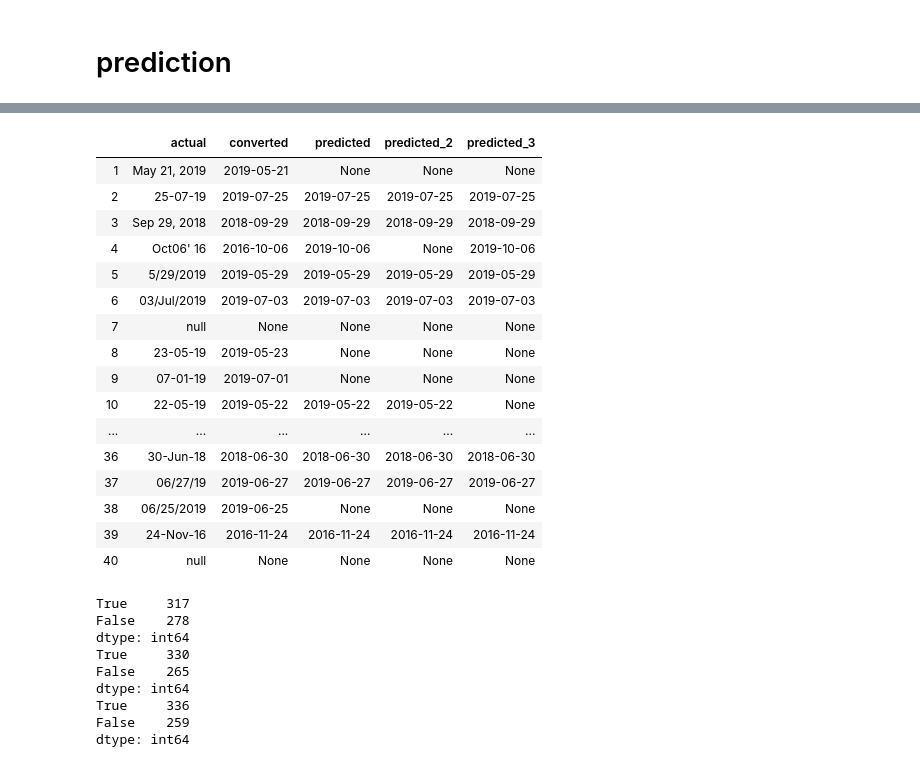
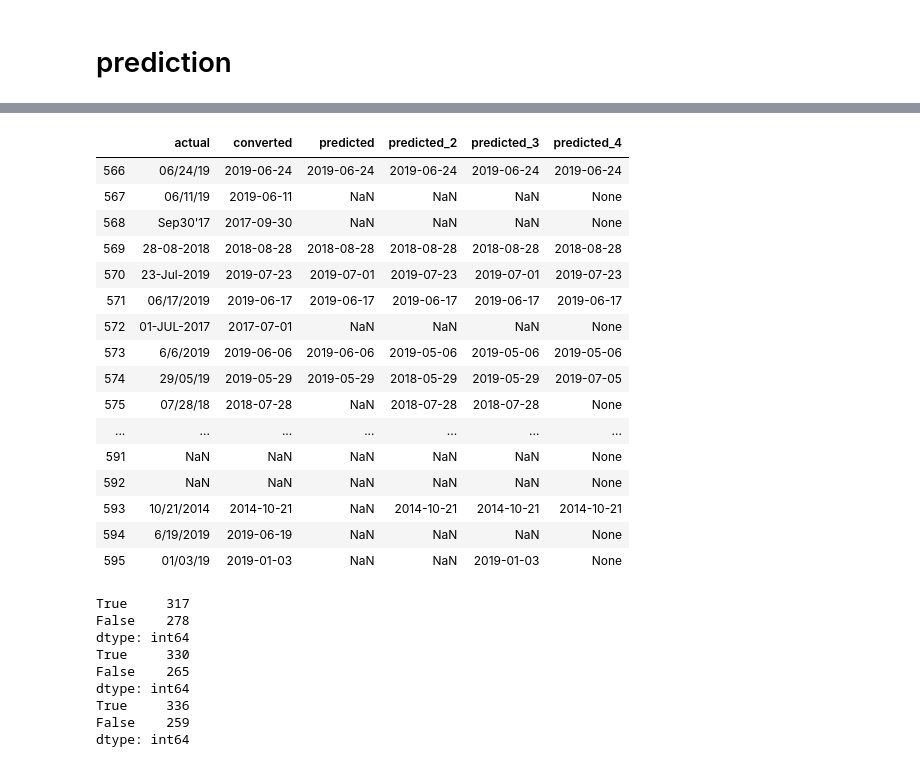
Before and after one commit to Girrajjangid/Machine-learning-projects-deployment, a Jupyter notebook: 03. TextExtractor_OCR(Deploy_AWS)/3. Preprocess (Accuracy tweaking).ipynb, the cells around one changed output, grey strips where cells are left out. Cells and saved outputs as stored; diff of their text form; code cells hidden in the pictures.

```diff
--- a/03. TextExtractor_OCR(Deploy_AWS)/3. Preprocess (Accuracy tweaking).ipynb
+++ b/03. TextExtractor_OCR(Deploy_AWS)/3. Preprocess (Accuracy tweaking).ipynb
@@ -280,7 +296,7 @@ raw['predicted'] = None
 # %%
-def globalfindingdate(path):
+def globalfindingdate(filter_size,path):
     config = ("-l eng --oem 1 --psm 3")
-    gaussian_filter = (7,7)
+    gaussian_filter = (filter_size,filter_size)
     img = cv2.imread(path)
     img = cv2.resize(img, None, fx = 3, fy = 3, interpolation=cv2.INTER_CUBIC)
     img_gray = cv2.cvtColor(img, cv2.COLOR_BGR2GRAY)
@@ -375,23 +424,23 @@ for i in data.converted[data.converted.notnull()].index:
-# %%
-data.head(40)
-# %% [output]
-|  | actual | converted | predicted | predicted_2 | predicted_3 |
-| 1 | May 21, 2019 | 2019-05-21 | None | None | None |
-| 2 | 25-07-19 | 2019-07-25 | 2019-07-25 | 2019-07-25 | 2019-07-25 |
-| 3 | Sep 29, 2018 | 2018-09-29 | 2018-09-29 | 2018-09-29 | 2018-09-29 |
-| 4 | Oct06' 16 | 2016-10-06 | 2019-10-06 | None | 2019-10-06 |
-| 5 | 5/29/2019 | 2019-05-29 | 2019-05-29 | 2019-05-29 | 2019-05-29 |
-| 6 | 03/Jul/2019 | 2019-07-03 | 2019-07-03 | 2019-07-03 | 2019-07-03 |
-| 7 | null | None | None | None | None |
-| 8 | 23-05-19 | 2019-05-23 | None | None | None |
-| 9 | 07-01-19 | 2019-07-01 | None | None | None |
-| 10 | 22-05-19 | 2019-05-22 | 2019-05-22 | 2019-05-22 | None |
-| ... | ... | ... | ... | ... | ... |
-| 36 | 30-Jun-18 | 2018-06-30 | 2018-06-30 | 2018-06-30 | 2018-06-30 |
-| 37 | 06/27/19 | 2019-06-27 | 2019-06-27 | 2019-06-27 | 2019-06-27 |
-| 38 | 06/25/2019 | 2019-06-25 | None | None | None |
-| 39 | 24-Nov-16 | 2016-11-24 | 2016-11-24 | 2016-11-24 | 2016-11-24 |
-| 40 | null | None | None | None | None |
+# %%
+raw.tail(30)
+# %% [output]
+|  | actual | converted | predicted | predicted_2 | predicted_3 | predicted_4 |
+| 566 | 06/24/19 | 2019-06-24 | 2019-06-24 | 2019-06-24 | 2019-06-24 | 2019-06-24 |
+| 567 | 06/11/19 | 2019-06-11 | NaN | NaN | NaN | None |
+| 568 | Sep30'17 | 2017-09-30 | NaN | NaN | NaN | None |
+| 569 | 28-08-2018 | 2018-08-28 | 2018-08-28 | 2018-08-28 | 2018-08-28 | 2018-08-28 |
+| 570 | 23-Jul-2019 | 2019-07-23 | 2019-07-01 | 2019-07-23 | 2019-07-01 | 2019-07-23 |
+| 571 | 06/17/2019 | 2019-06-17 | 2019-06-17 | 2019-06-17 | 2019-06-17 | 2019-06-17 |
+| 572 | 01-JUL-2017 | 2017-07-01 | NaN | NaN | NaN | None |
+| 573 | 6/6/2019 | 2019-06-06 | 2019-06-06 | 2019-05-06 | 2019-05-06 | 2019-05-06 |
+| 574 | 29/05/19 | 2019-05-29 | 2019-05-29 | 2018-05-29 | 2019-05-29 | 2019-07-05 |
+| 575 | 07/28/18 | 2018-07-28 | NaN | 2018-07-28 | 2018-07-28 | None |
+| ... | ... | ... | ... | ... | ... | ... |
+| 591 | NaN | NaN | NaN | NaN | NaN | None |
+| 592 | NaN | NaN | NaN | NaN | NaN | None |
+| 593 | 10/21/2014 | 2014-10-21 | NaN | 2014-10-21 | 2014-10-21 | 2014-10-21 |
+| 594 | 6/19/2019 | 2019-06-19 | NaN | NaN | NaN | None |
+| 595 | 01/03/19 | 2019-01-03 | NaN | NaN | 2019-01-03 | None |
 # %%
 val = (raw[raw.converted.notnull()].converted ==  raw[raw.converted.notnull()].predicted).values
 ind = (raw[raw.converted.notnull()].converted ==  raw[raw.converted.notnull()].predicted).index
```
Also changed, not shown: parts of 9 cells of this notebook, 1 other file.
